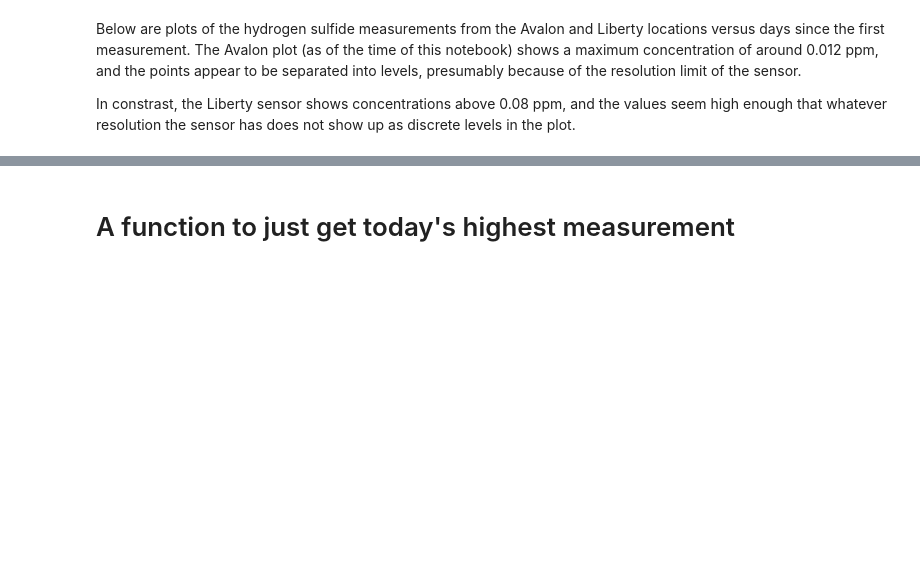
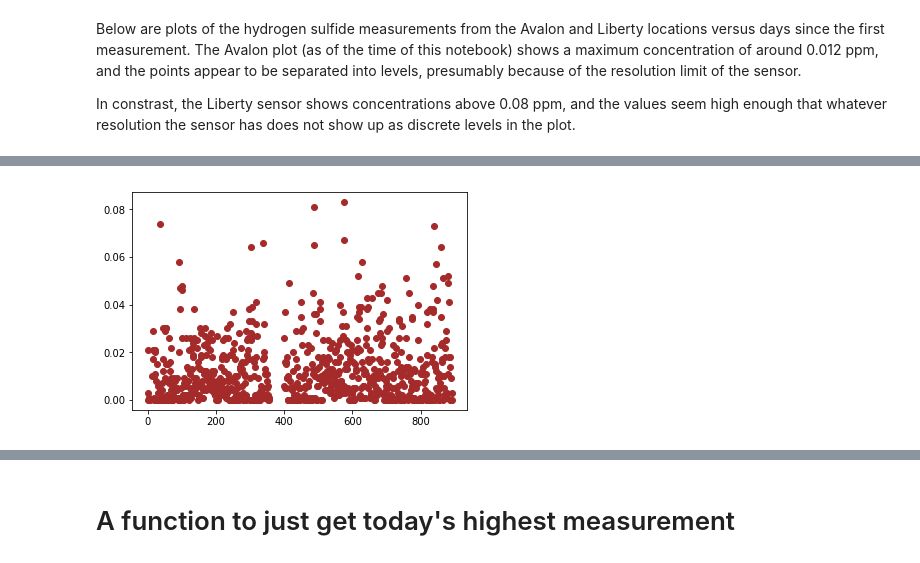
Before and after one commit to WPRDC/Jupyter-notebooks-by-dataset, a Jupyter notebook: air-quality-exploration.ipynb, the cells around one changed output, grey strips where cells are left out. Saved outputs shown, nothing was run; the diff lists cells and outputs as text; code cells hidden in the pictures; blank space fills up the shorter version.

```diff
--- a/air-quality-exploration.ipynb
+++ b/air-quality-exploration.ipynb
@@ -303,0 +294,4 @@ In constrast, the Liberty sensor shows concentrations above 0.08 ppm, and the va
+# %%
+plt.plot(days_liberty, h2s_liberty, 'o', color='brown');
+# %% [output]
+[figure, added]
```
Also changed, not shown: parts of 15 cells of this notebook.
